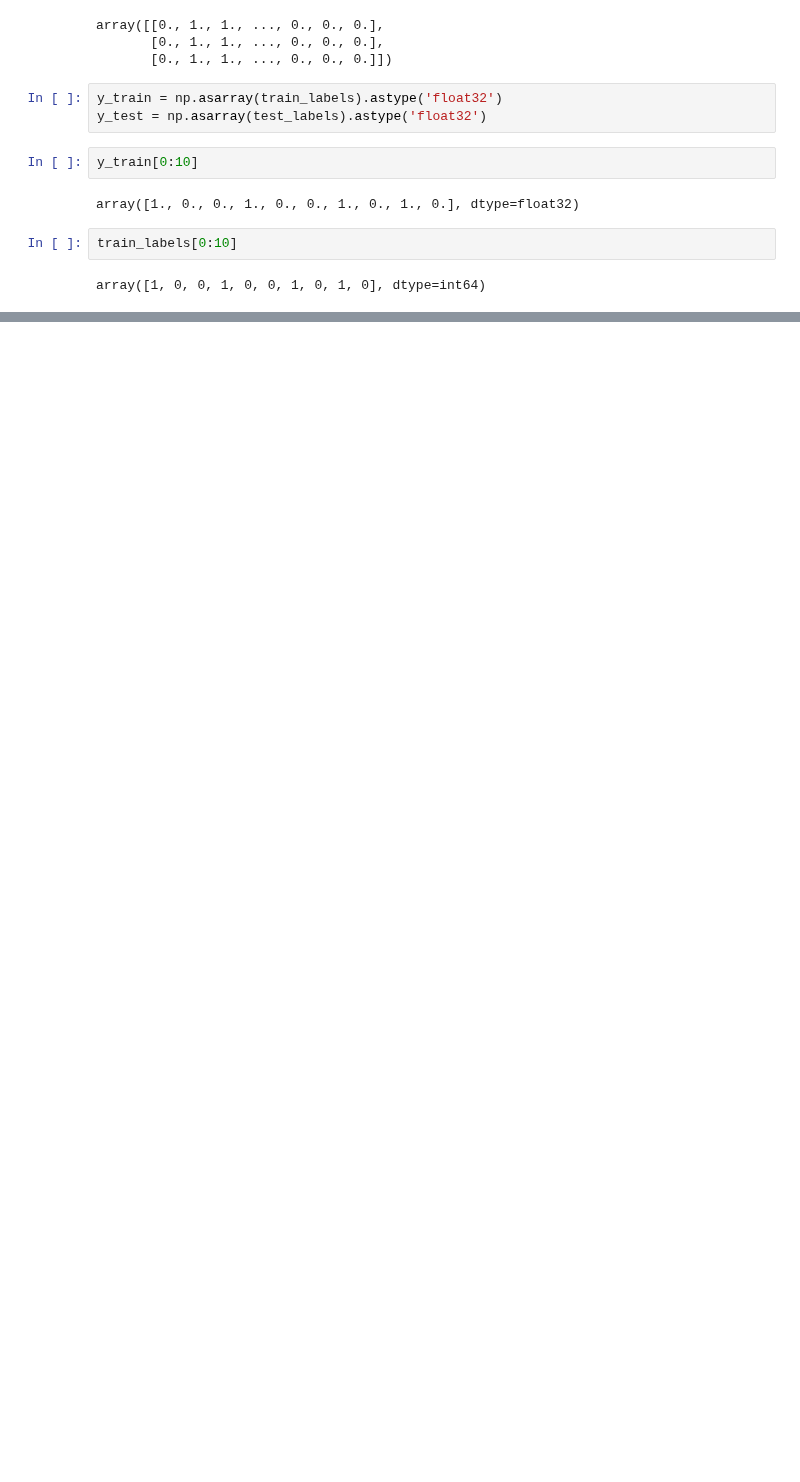
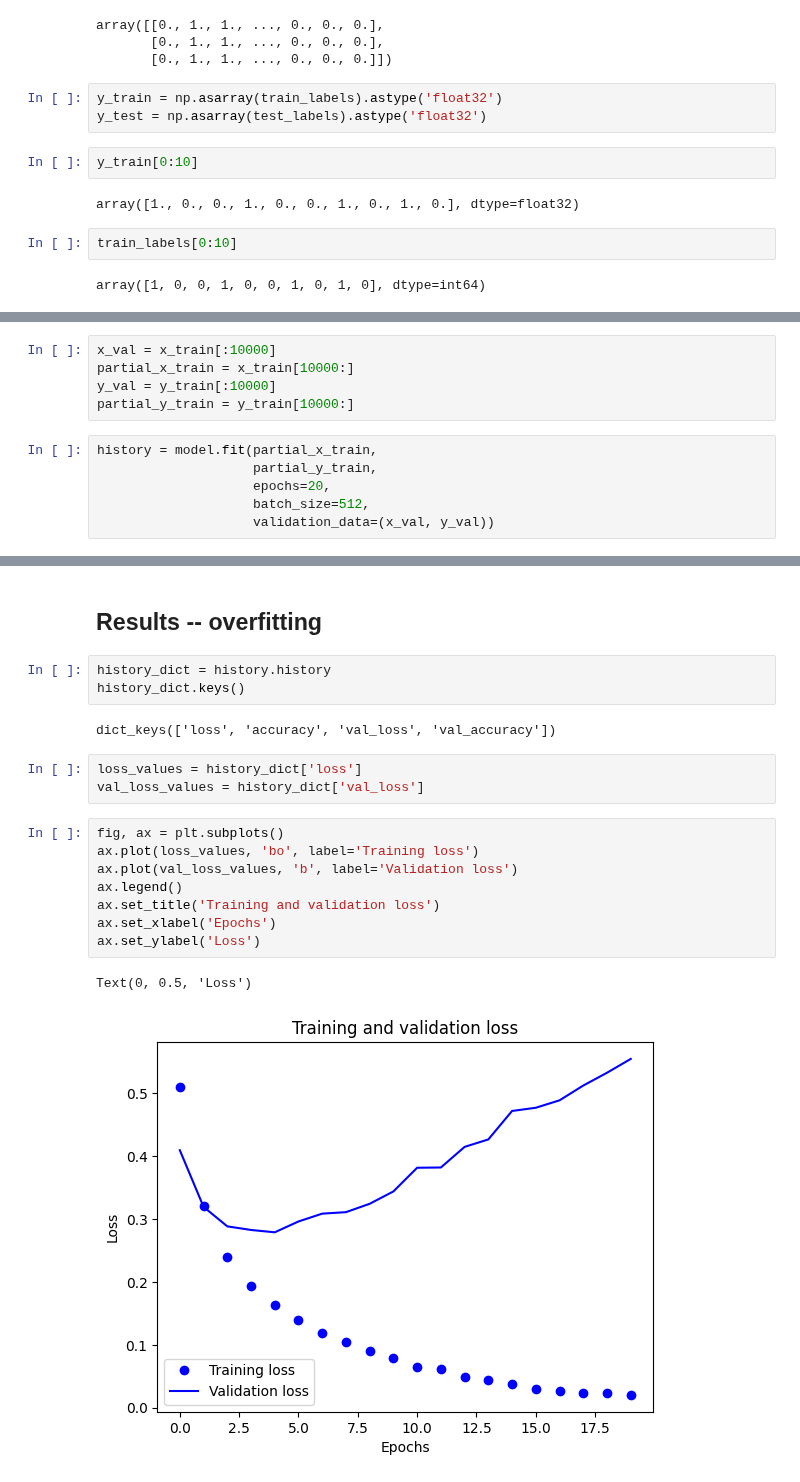
Before and after one commit to araobp/data-science, a Jupyter notebook: IMDb/IMDb.ipynb, the cells around one changed output, grey strips where cells are left out. Drawn from its saved outputs; the diff is of its cells as text; blank space fills up the shorter version.

```diff
--- a/IMDb/IMDb.ipynb
+++ b/IMDb/IMDb.ipynb
@@ -73,0 +104,11 @@ array([1, 0, 0, 1, 0, 0, 1, 0, 1, 0], dtype=int64)
+# %%
+x_val = x_train[:10000]
+partial_x_train = x_train[10000:]
+y_val = y_train[:10000]
+partial_y_train = y_train[10000:]
+# %%
+history = model.fit(partial_x_train,
+                    partial_y_train,
+                    epochs=20,
+                    batch_size=512,
+                    validation_data=(x_val, y_val))
@@ -73,0 +133,21 @@ array([1, 0, 0, 1, 0, 0, 1, 0, 1, 0], dtype=int64)
+# %% [markdown]
+## Results -- overfitting
+# %%
+history_dict = history.history
+history_dict.keys()
+# %% [output]
+dict_keys(['loss', 'accuracy', 'val_loss', 'val_accuracy'])
+# %%
+loss_values = history_dict['loss']
+val_loss_values = history_dict['val_loss']
+# %%
+fig, ax = plt.subplots()
+ax.plot(loss_values, 'bo', label='Training loss')
+ax.plot(val_loss_values, 'b', label='Validation loss')
+ax.legend()
+ax.set_title('Training and validation loss')
+ax.set_xlabel('Epochs')
+ax.set_ylabel('Loss')
+# %% [output]
+Text(0, 0.5, 'Loss')
+[figure, added]
```
Also changed, not shown: parts of 23 cells of this notebook.
